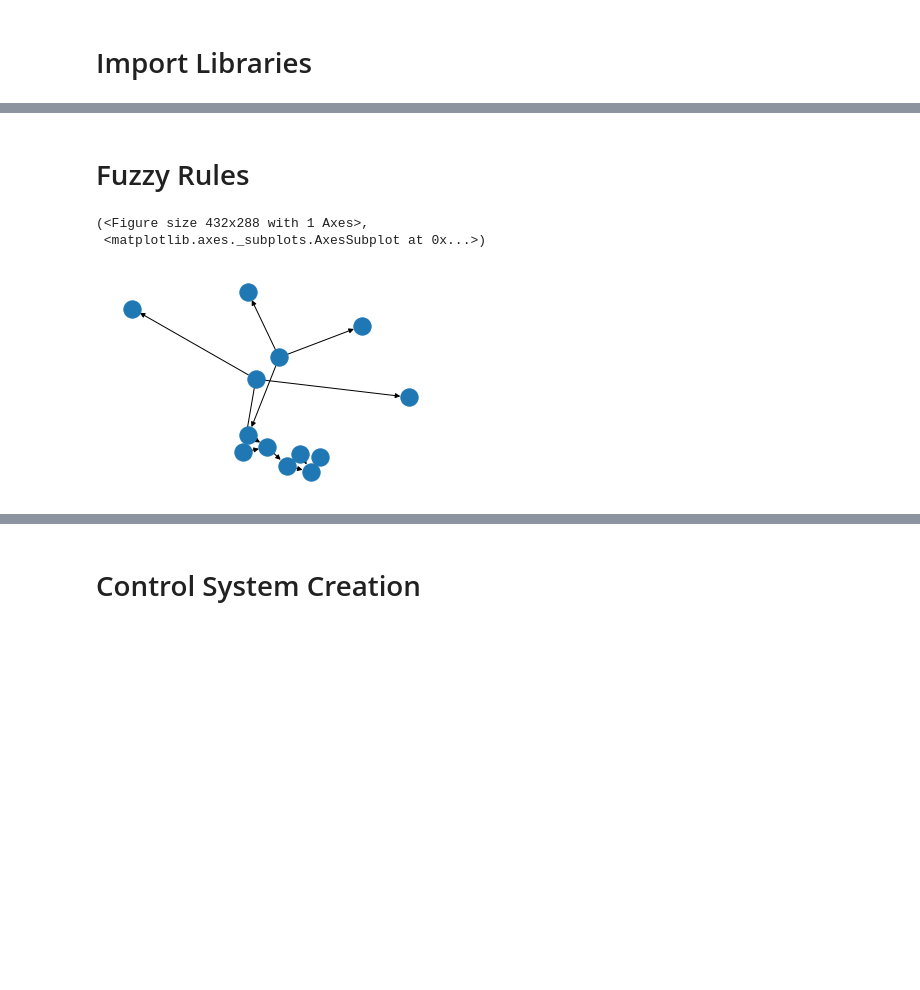
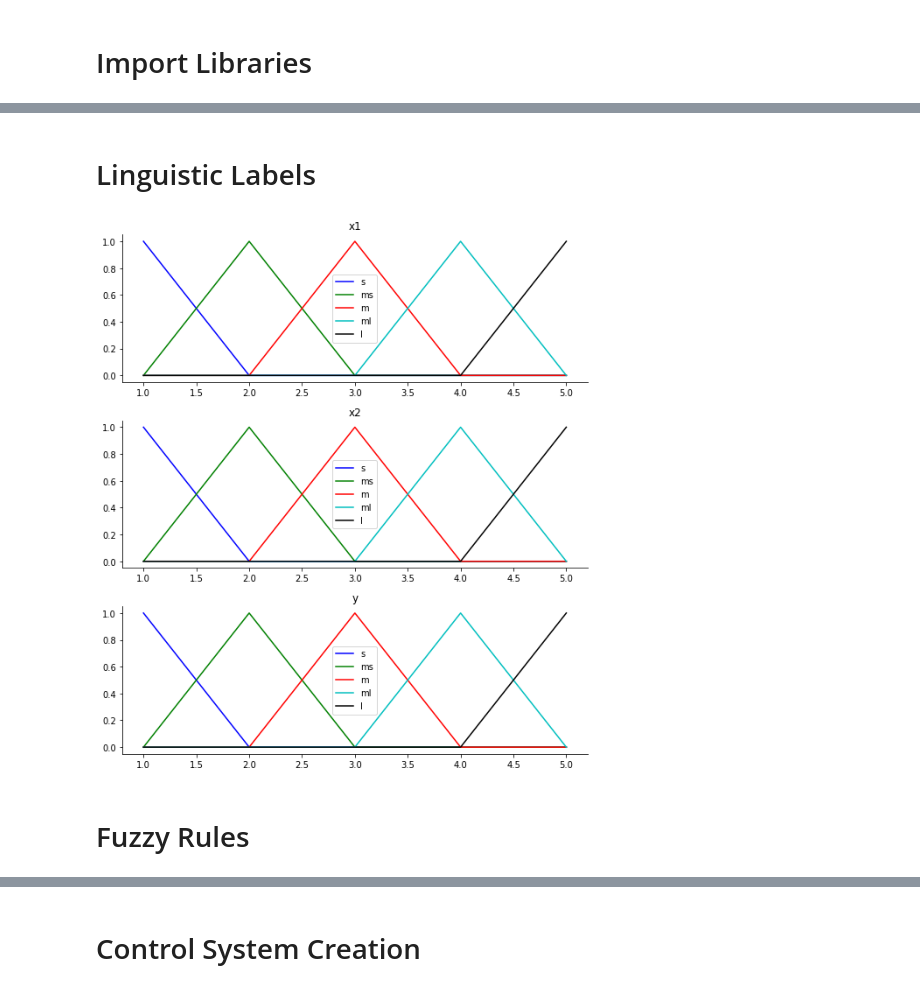
Before and after one commit to claredavies/ArtificialIntelligience, a Jupyter notebook: AIGroupAssignment1.ipynb, the cells around one changed output, grey strips where cells are left out. Cells and saved outputs as stored; diff of their text form; code cells hidden in the pictures; blank space fills up the shorter version.

Commit message:
Have loaded in x1,x2 and y paper dataset and applied K=2,3,4&5 linguistic labels to each dataset

```diff
--- a/AIGroupAssignment1.ipynb
+++ b/AIGroupAssignment1.ipynb
@@ -61,12 +48,70 @@ tip.view()
+# %% [markdown]
+# Linguistic Labels
+# %%
+# Generate universe variables
+#   * Quality and service on subjective ranges [0, 10]
+#   * Tip has a range of [0, 25] in units of percentage points
+x1 = np.arange(1, 6, 1)
+x2 = np.arange(1, 6, 1)
+y  = np.arange(1, 6, 1)
+
+# Generate fuzzy membership functions
+# start point, y point, end point
+x1_s = fuzz.trimf(x1, [0, 1, 2])
+x1_ms = fuzz.trimf(x1, [1, 2, 3])
+x1_m = fuzz.trimf(x1, [2, 3, 4])
+x1_ml = fuzz.trimf(x1, [3, 4 , 5])
+x1_l = fuzz.trimf(x1, [4, 5, 5])
+
+x2_s = fuzz.trimf(x2, [0, 1, 2])
+x2_ms = fuzz.trimf(x2, [1, 2, 3])
+x2_m = fuzz.trimf(x2, [2, 3, 4])
+x2_ml = fuzz.trimf(x2, [3, 4 , 5])
+x2_l = fuzz.trimf(x2, [4, 5, 5])
+
+y_s = fuzz.trimf(y, [0, 1, 2])
+y_ms = fuzz.trimf(y, [1, 2, 3])
+y_m = fuzz.trimf(y, [2, 3, 4])
+y_ml = fuzz.trimf(y, [3, 4 , 5])
+y_l = fuzz.trimf(y, [4, 5, 5])
+
+# Visualize these universes and membership functions
+fig, (ax0, ax1, ax2) = plt.subplots(nrows=3, figsize=(8, 9))
+
+ax0.plot(x1, x1_s, 'b', linewidth=1.5, label='s')
+ax0.plot(x1, x1_ms, 'g', linewidth=1.5, label='ms')
+ax0.plot(x1, x1_m, 'r', linewidth=1.5, label='m')
+ax0.plot(x1, x1_ml, 'c', linewidth=1.5, label='ml')
+ax0.plot(x1, x1_l, 'k', linewidth=1.5, label='l')
+ax0.set_title('x1')
+ax0.legend()
+
+
+ax1.plot(x2, x2_s, 'b', linewidth=1.5, label='s')
+ax1.plot(x2, x2_ms, 'g', linewidth=1.5, label='ms')
+ax1.plot(x2, x2_m, 'r', linewidth=1.5, label='m')
+ax1.plot(x2, x2_ml, 'c', linewidth=1.5, label='ml')
+ax1.plot(x2, x2_l, 'k', linewidth=1.5, label='l')
+ax1.set_title('x2')
+ax1.legend()
+
+ax2.plot(y, y_s, 'b', linewidth=1.5, label='s')
+ax2.plot(y, y_ms, 'g', linewidth=1.5, label='ms')
+ax2.plot(y, y_m, 'r', linewidth=1.5, label='m')
+ax2.plot(y, y_ml, 'c', linewidth=1.5, label='ml')
+ax2.plot(y, y_l, 'k', linewidth=1.5, label='l')
+ax2.set_title('y')
+ax2.legend()
+
+# Turn off top/right axes
+for ax in (ax0, ax1, ax2):
+    ax.spines['top'].set_visible(False)
+    ax.spines['right'].set_visible(False)
+    ax.get_xaxis().tick_bottom()
+    ax.get_yaxis().tick_left()
+
+plt.tight_layout()
+# %% [output]
+[figure, added]
 # %% [markdown]
 # Fuzzy Rules
-# %%
-rule1 = ctrl.Rule(quality['poor'] | service['poor'], tip['low'])
-rule2 = ctrl.Rule(service['average'], tip['medium'])
-rule3 = ctrl.Rule(service['good'] | quality['good'], tip['high'])
-
-rule1.view()
-# %% [output]
-(<Figure size 432x288 with 1 Axes>,
- <matplotlib.axes._subplots.AxesSubplot at 0x...>)
-[figure, removed]
```
Also changed, not shown: parts of 22 cells of this notebook.
